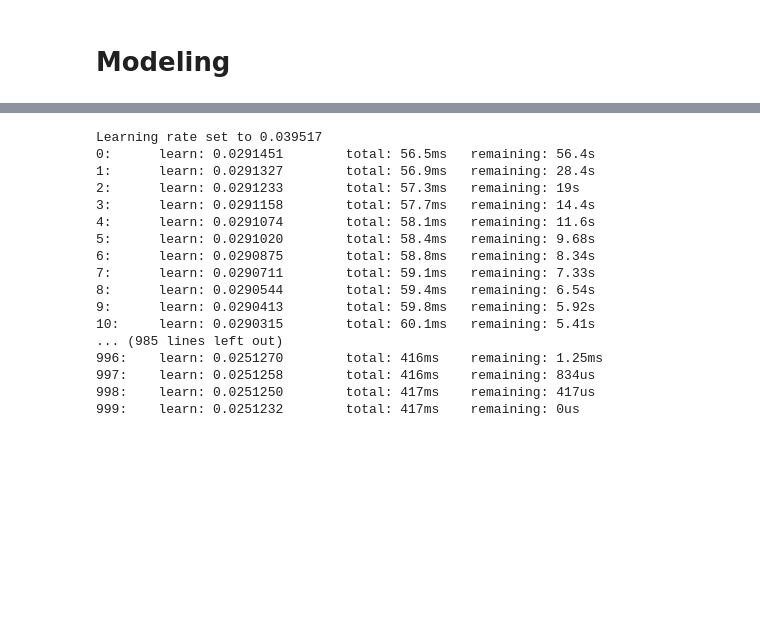
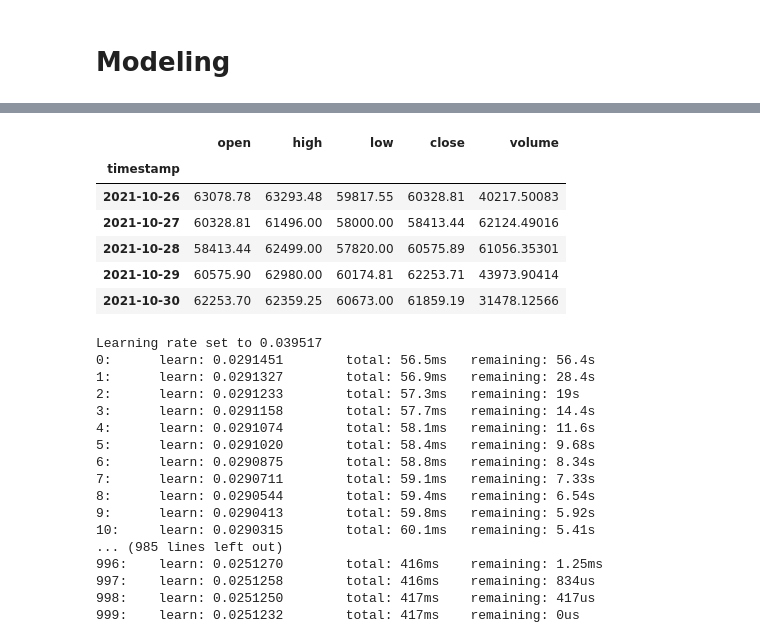
Before and after one commit to PuchitBunpleng/Algorithmic-Trading, a Jupyter notebook: Ait/modelingTesting.ipynb, the cells around one changed output, grey strips where cells are left out. Saved outputs shown, nothing was run; the diff lists cells and outputs as text; code cells hidden in the pictures; blank space fills up the shorter version.

```diff
--- a/Ait/modelingTesting.ipynb
+++ b/Ait/modelingTesting.ipynb
@@ -43,6 +45,15 @@ from sklearn.metrics import mean_squared_error, r2_score
 frequency = '1d'
 # %%
 data = fetch_historical_data('BTCUSDT', '1d')
+data.head()
+# %% [output]
+|  | open | high | low | close | volume |
+| timestamp |  |  |  |  |  |
+| 2021-10-26 | 63078.78 | 63293.48 | 59817.55 | 60328.81 | 40217.50083 |
+| 2021-10-27 | 60328.81 | 61496.00 | 58000.00 | 58413.44 | 62124.49016 |
+| 2021-10-28 | 58413.44 | 62499.00 | 57820.00 | 60575.89 | 61056.35301 |
+| 2021-10-29 | 60575.90 | 62980.00 | 60174.81 | 62253.71 | 43973.90414 |
+| 2021-10-30 | 62253.70 | 62359.25 | 60673.00 | 61859.19 | 31478.12566 |
 # %%
 def prepare_data(data):
     data['returns'] = data['close'].pct_change()
```
Also changed, not shown: parts of 1 cell of this notebook, 12 other files.
